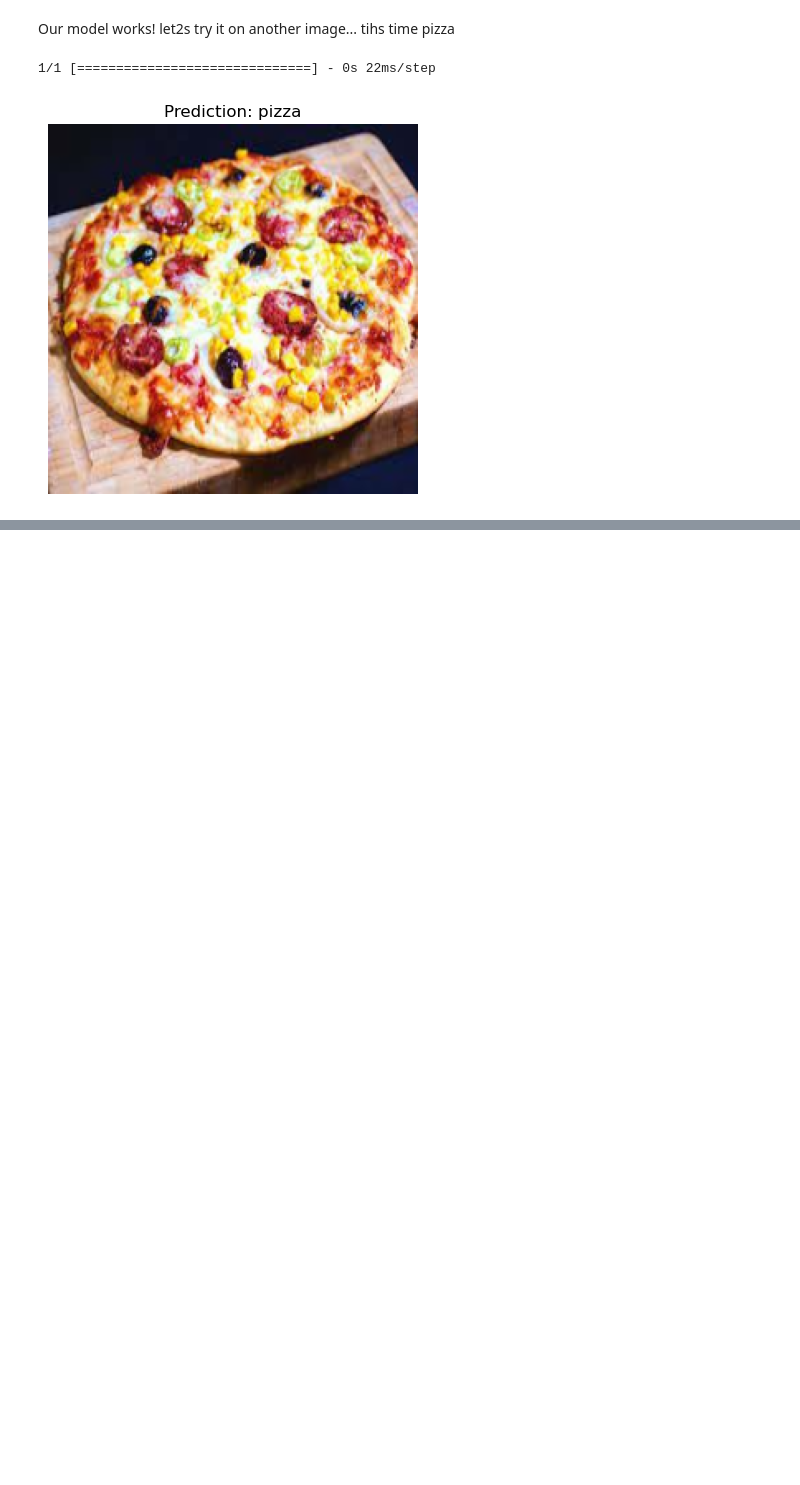
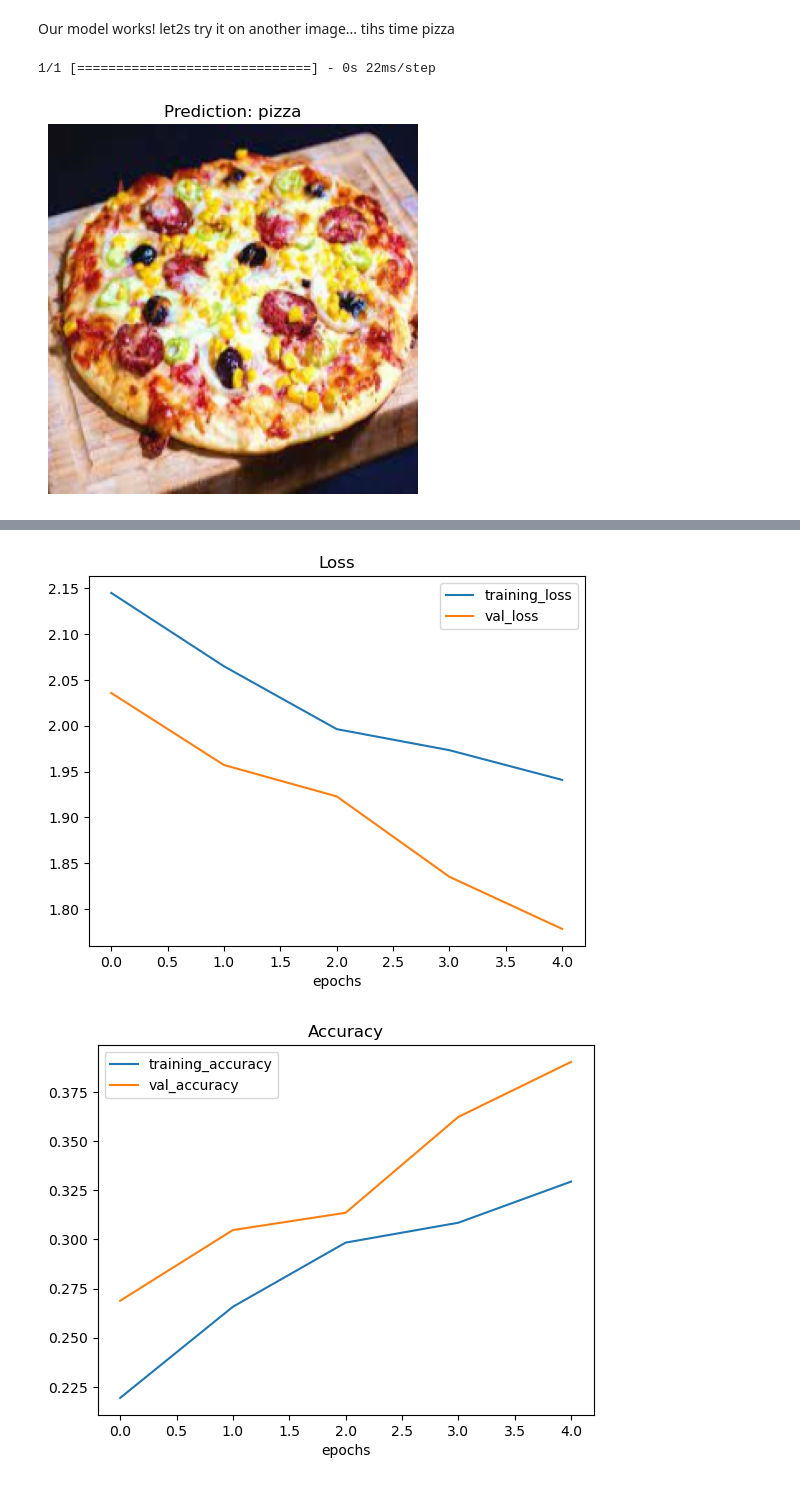
Before and after one commit to Furkan-Simsek/ai-with-tensorflow, a Jupyter notebook: tf_cnn.ipynb, the cells around one changed output, grey strips where cells are left out. Cells and saved outputs as stored; diff of their text form; code cells hidden in the pictures; blank space fills up the shorter version.

```diff
--- a/tf_cnn.ipynb
+++ b/tf_cnn.ipynb
@@ -884,0 +1082,14 @@ pred_and_plot(model_7, "pizza.jpg")
+# %%
+# Create an augmented data generator instance
+train_datagen_augmented = ImageDataGenerator(rescale=1/255.,
+                                                rotation_range=0.2,
+                                                shear_range=0.2,
+                                                zoom_range=0.2,
+                                                width_shift_range=0.2,
+                                                height_shift_range=0.2,
+                                                horizontal_flip=True)
+
+train_data_augmented = train_datagen_augmented.flow_from_directory(train_dir,
+                                                                    target_size=(224, 224),
+                                                                    batch_size=32,
+                                                                    class_mode="categorical")
@@ -884,0 +1098,23 @@ pred_and_plot(model_7, "pizza.jpg")
+# %%
+# Let's create another model but this time fit it to the augmented data
+model_11 = Sequential([
+    Conv2D(10, 3, activation="relu", input_shape=(224, 224, 3)),
+    Conv2D(10, 3, activation="relu"),
+    MaxPool2D(),
+    Conv2D(10, 3, activation="relu"),
+    Conv2D(10, 3, activation="relu"),
+    MaxPool2D(),
+    Flatten(),
+    Dense(10, activation="softmax")
+])
+# %%
+# Compile the model
+model_11.compile(loss="categorical_crossentropy",
+                optimizer=Adam(),
+                metrics=["accuracy"])
+# %%
+history_11 = model_11.fit(train_data_augmented,
+                            epochs=5,
+                            steps_per_epoch=len(train_data_augmented),
+                            validation_data=test_data,
+                            validation_steps=len(test_data))
@@ -884,0 +1142,6 @@ pred_and_plot(model_7, "pizza.jpg")
+# %%
+# Check out our model trained on augmented data's loss curves
+plot_loss_curves(history_11)
+# %% [output]
+[figure, added]
+[figure, added]
```
Also changed, not shown: parts of 39 cells of this notebook, 4 other files.
